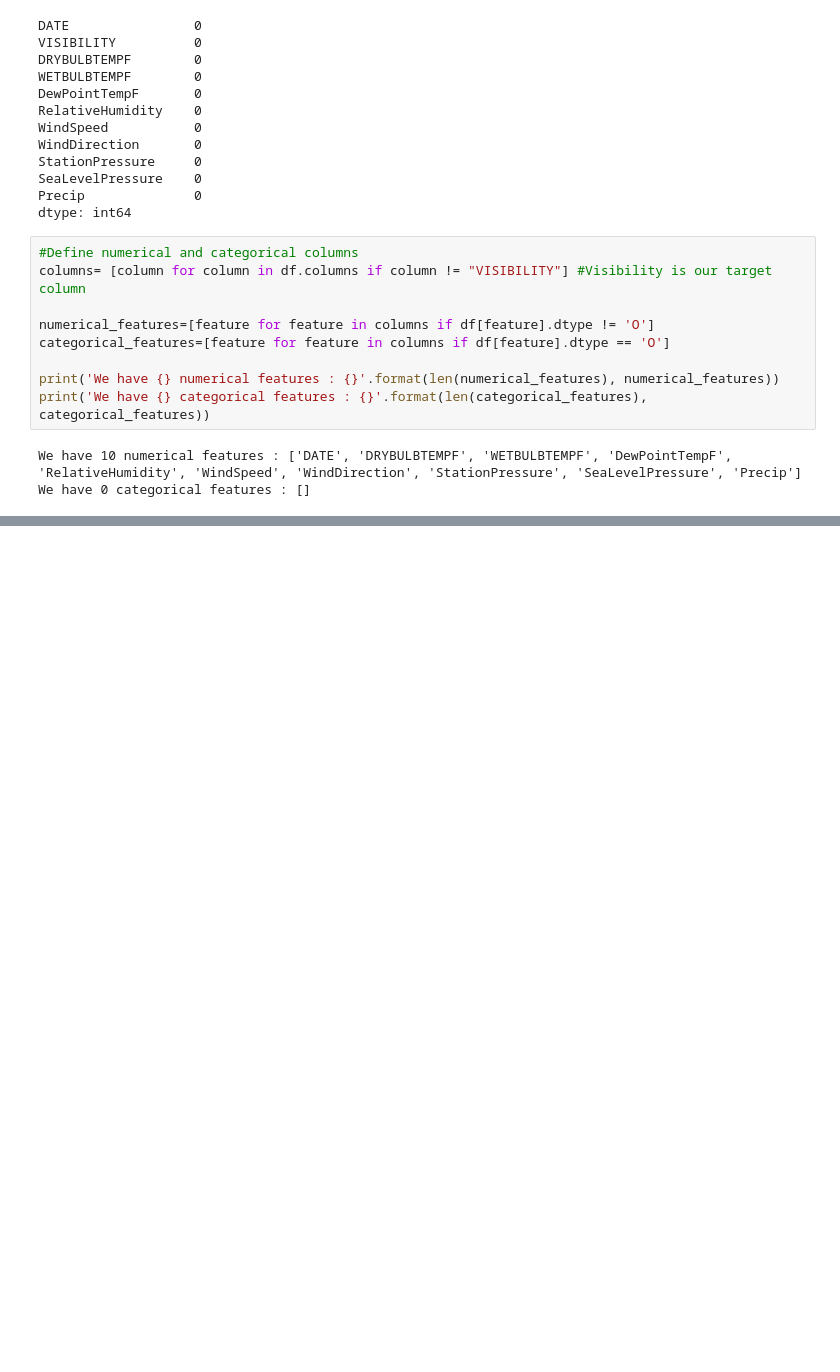
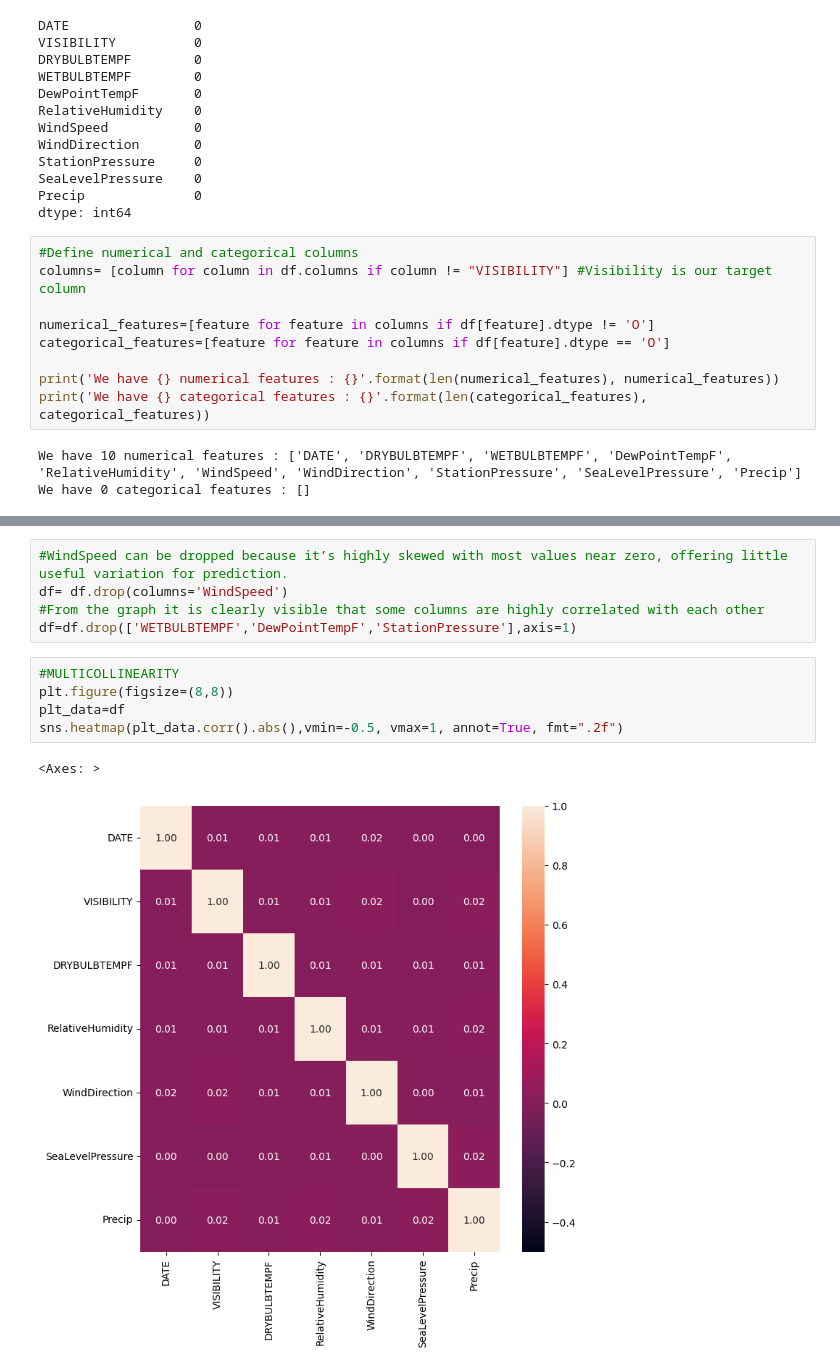
Before and after one commit to M-anvi/Visibility-Distance-prediction, a Jupyter notebook: EDA.ipynb, the cells around one changed output, grey strips where cells are left out. Drawn from its saved outputs; the diff is of its cells as text; blank space fills up the shorter version.

```diff
--- a/EDA.ipynb
+++ b/EDA.ipynb
@@ -131,0 +194,13 @@ We have 0 categorical features : []
+# %%
+#WindSpeed can be dropped because it’s highly skewed with most values near zero, offering little useful variation for prediction.
+df= df.drop(columns='WindSpeed')
+#From the graph it is clearly visible that some columns are highly correlated with each other
+df=df.drop(['WETBULBTEMPF','DewPointTempF','StationPressure'],axis=1)
+# %%
+#MULTICOLLINEARITY
+plt.figure(figsize=(8,8))
+plt_data=df
+sns.heatmap(plt_data.corr().abs(),vmin=-0.5, vmax=1, annot=True, fmt=".2f")
+# %% [output]
+<Axes: >
+[figure, added]
```
Also changed, not shown: parts of 4 cells of this notebook.
